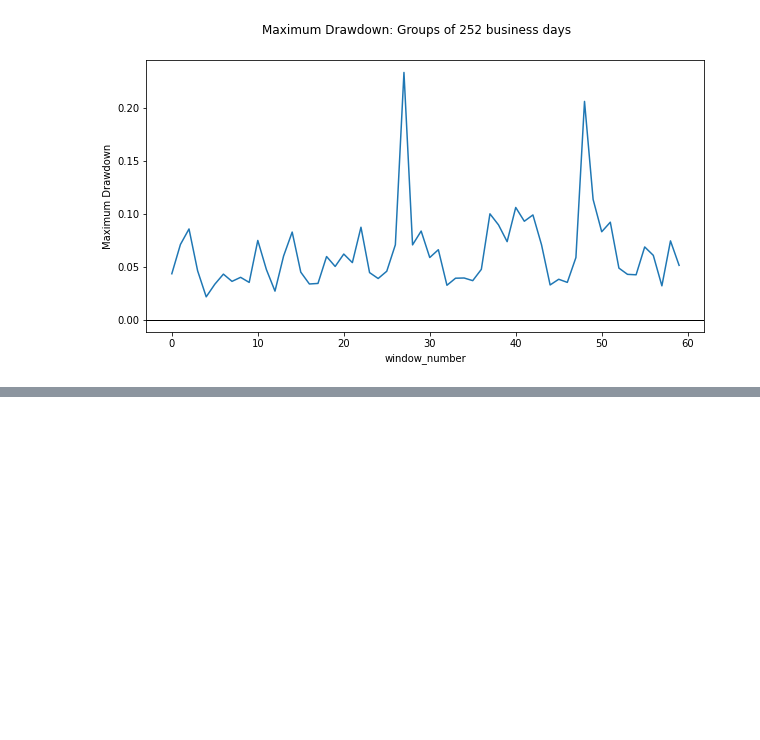
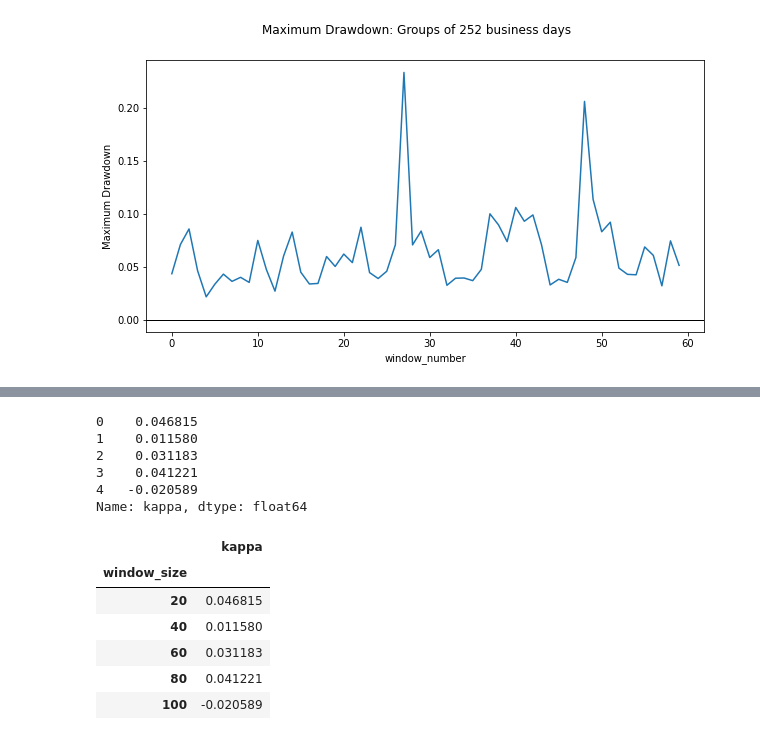
Before and after one commit to FergM/fattails, a Jupyter notebook: notebooks/NB37 - Diagnosing the SP500.ipynb, the cells around one changed output, grey strips where cells are left out. Saved outputs shown, nothing was run; the diff lists cells and outputs as text; code cells hidden in the pictures; blank space fills up the shorter version.

```diff
--- a/notebooks/NB37 - Diagnosing the SP500.ipynb
+++ b/notebooks/NB37 - Diagnosing the SP500.ipynb
@@ -347,0 +350,3 @@ for col in drawdown_df.columns:
+# %%
+sr = daily_returns.copy()
+sr
@@ -347,0 +418,23 @@ for col in drawdown_df.columns:
+# %%
+kappa = window_size.apply(lambda x: kappa_calculation(sr, n=x)) \
+                   .rename('kappa')
+kappa.head()
+# %% [output]
+0    0.046815
+1    0.011580
+2    0.031183
+3    0.041221
+4   -0.020589
+Name: kappa, dtype: float64
+# %%
+kappa_df = kappa.to_frame() \
+                .set_index(window_size)
+kappa_df.head()
+# %% [output]
+|  | kappa |
+| window_size |  |
+| 20 | 0.046815 |
+| 40 | 0.011580 |
+| 60 | 0.031183 |
+| 80 | 0.041221 |
+| 100 | -0.020589 |
```
Also changed, not shown: parts of 11 cells of this notebook.
